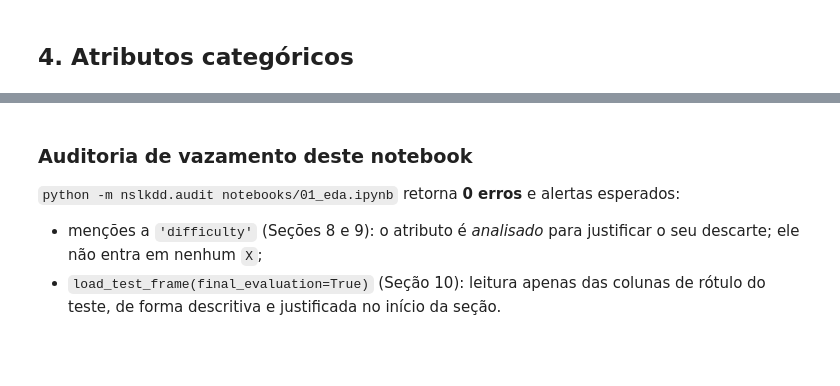
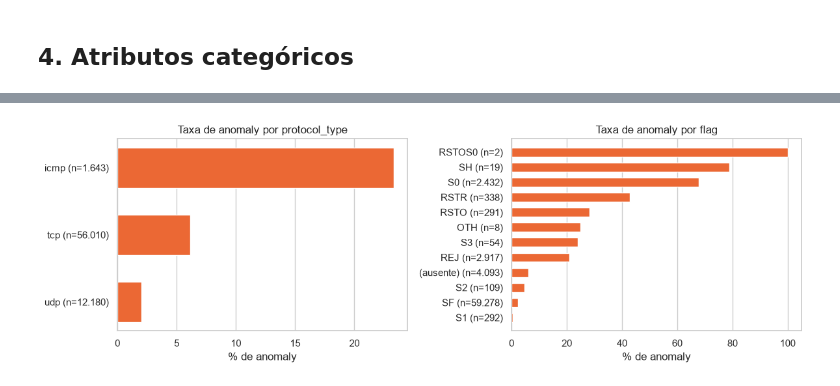
Before and after one commit to pedro-maia1337/IA-CopaLibertadores, a Jupyter notebook: notebooks/01_eda.ipynb, the cells around one changed output, grey strips where cells are left out. Cells and saved outputs as stored; diff of their text form; code cells hidden in the pictures; blank space fills up the shorter version.

```diff
--- a/notebooks/01_eda.ipynb
+++ b/notebooks/01_eda.ipynb
@@ -301,4 +318,0 @@ frequentes dentro de `R2L` e `U2R`:
-# %%
-for c in ["R2L", "U2R"]:
-    s = df.loc[df["category"] == c, "service"].value_counts()
-    print(f"{c}: {s.head(6).to_dict()}  ({s.size} serviços distintos)")
@@ -651,11 +318,0 @@ atributos com alerta (associação >= 0,9): []
-# %%
-plot = assoc.head(20).iloc[::-1]
-fig, ax = plt.subplots(figsize=(8, 6))
-colors = ["#eb6834" if a in config.LEAKY_COLUMNS else "#2a78d6" for a in plot["atributo"]]
-ax.barh(plot["atributo"] + " (" + plot["medida"] + ")", plot["associacao"], color=colors)
-ax.axvline(0.9, color="#52514e", ls="--", lw=1)
-ax.text(0.9, -0.9, " limiar de alerta 0,9", fontsize=8, color="#52514e")
-ax.set(title="Associação com a classe (treino) — 20 maiores", xlabel="eta / V de Cramér",
-       xlim=(0, 1))
-savefig(fig, "associacao_classe")
-plt.show()
@@ -664,12 +318,0 @@ plt.show()
-# %%
-dif = df.assign(ataque=np.where(df["category"] == "normal", "normal", "ataque"))
-display(dif.groupby("category")["difficulty"].describe()[["mean", "50%", "min", "max"]]
-        .reindex(CLASSES).round(2))
-fig, ax = plt.subplots(figsize=(8, 3.5))
-sns.histplot(data=dif, x="difficulty", hue="ataque", discrete=True, stat="percent",
-             common_norm=False, palette={"normal": "#2a78d6", "ataque": "#eb6834"}, ax=ax,
-             multiple="dodge", shrink=0.8)
-ax.set(title="difficulty por tipo de registro (treino)", xlabel="difficulty (0–21)",
-       ylabel="% do grupo")
-savefig(fig, "difficulty")
-plt.show()
@@ -762,6 +318,0 @@ U2R       81.5
-# %%
-for c in ["R2L", "U2R"]:
-    tr = df.loc[df["category"] == c, "attack"].value_counts()
-    te = test_labels.loc[test_labels["category"] == c, "attack"].value_counts()
-    print(f"\n{c}:\n", pd.DataFrame({"treino": tr, "teste": te}).fillna(0).astype(int)
-          .sort_values("teste", ascending=False).to_string())
@@ -821,8 +319,14 @@ de treino da validação cruzada.
-# %% [markdown]
-### Auditoria de vazamento deste notebook
-
-`python -m nslkdd.audit notebooks/01_eda.ipynb` retorna **0 erros** e alertas esperados:
-- menções a `'difficulty'` (Seções 8 e 9): o atributo é *analisado* para justificar o seu
-  descarte; ele não entra em nenhum `X`;
-- `load_test_frame(final_evaluation=True)` (Seção 10): leitura apenas das colunas de rótulo do
-  teste, de forma descritiva e justificada no início da seção.
+# %%
+fig, axes = plt.subplots(1, 2, figsize=(12, 4))
+for ax, col in zip(axes, config.LOW_CARDINALITY):
+    tab = df.assign(c=df[col].fillna("(ausente)")).groupby("c")[config.TARGET].agg(
+        taxa=lambda s: (s == config.POSITIVE).mean(), n="size").sort_values("taxa")
+    labels = [f"{c} (n={n:,})".replace(",", ".") for c, n in tab["n"].items()]
+    ax.barh(labels, tab["taxa"] * 100, color=PALETTE["anomaly"], height=0.6)
+    ax.set(title=f"Taxa de anomaly por {col}", xlabel="% de anomaly")
+    ax.grid(axis="y", visible=False)
+fig.tight_layout()
+savefig(fig, "protocol_flag")
+plt.show()
+# %% [output]
+[figure, added]
```
Also changed, not shown: parts of 104 cells of this notebook, 42 other files.
